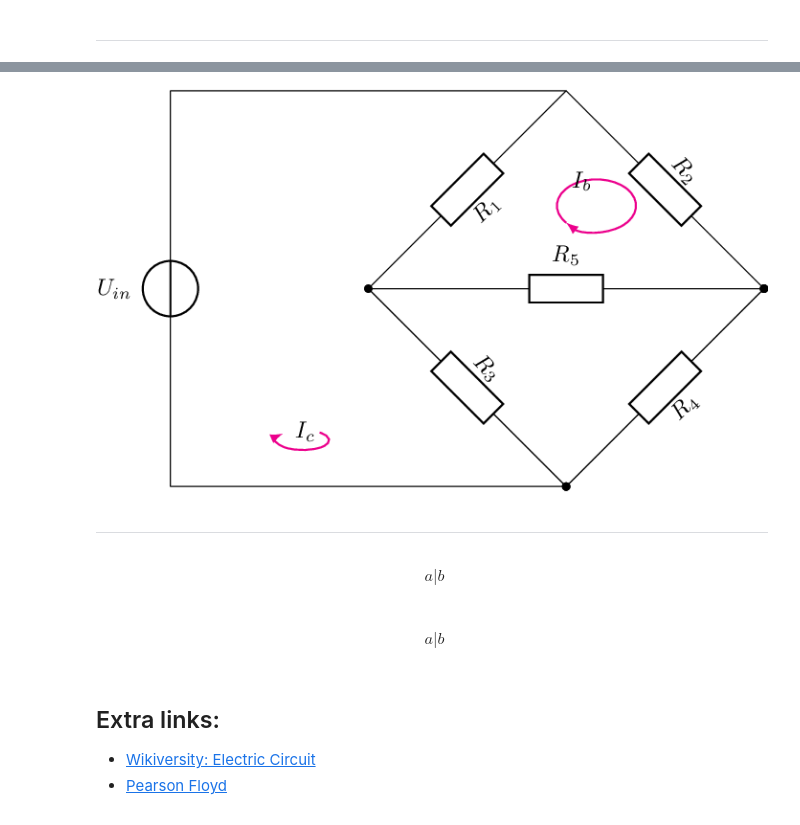
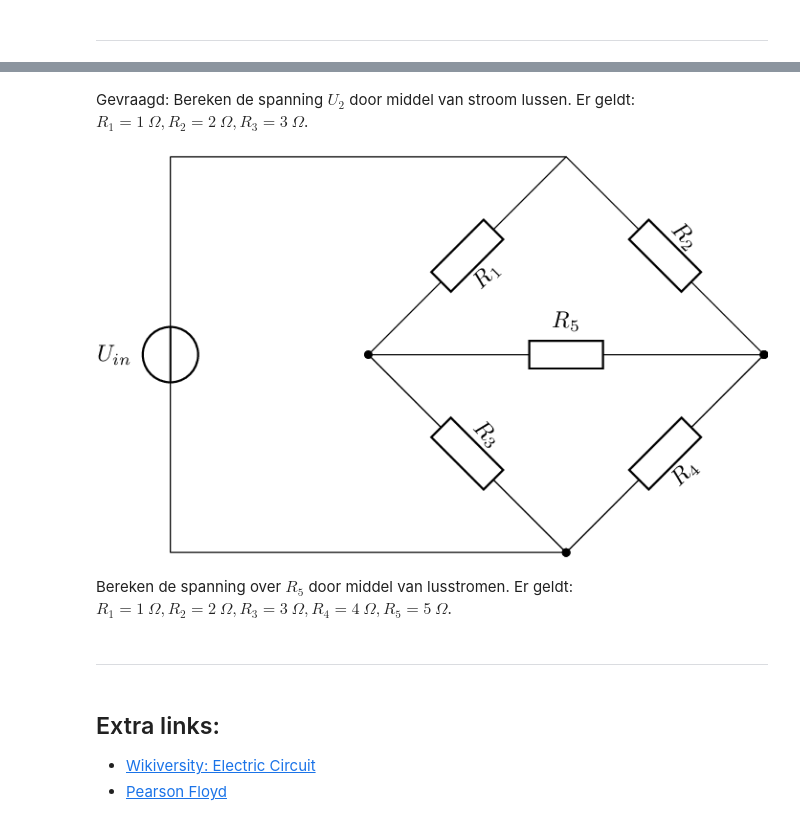
Before and after one commit to hkortier/DC, a Jupyter notebook: colleges/material/college5.ipynb, the cells around one changed output, grey strips where cells are left out. Saved outputs shown, nothing was run; the diff lists cells and outputs as text; code cells hidden in the pictures.

```diff
--- a/colleges/material/college5.ipynb
+++ b/colleges/material/college5.ipynb
@@ -57,50 +229,46 @@ https://www.youtube.com/watch?v=PTzJ85BLFAM
+# %% [markdown]
+Gevraagd: Bereken de spanning $U_2$ door middel van stroom lussen. Er geldt: $R_1=1~\Omega, R_2=2~\Omega, R_3=3~\Omega$.
 # %%
 %%circuitikz filename=circuit1 dpi=175 options=european folder=circuits/college5/ replace=true
 
 \begin{circuitikz}
 
 \draw
   (0,0) to[V, l=$U_{in}$] (0,6) -- (6,6)
   to[R,l^=$R_1$,-*] (3,3)
   to[R,l^=$R_3$,-*] (6,0) -- (0,0);
 
 \draw
   (6,6) to[R,l=$R_2$,-*] (9,3)
   to[R=$R_4$, *-*] (6,0);
 
 \draw
   (3,3) to[R=$R_5$,-*] (9,3);
 
-\begin{scope}[>=latex,color=magenta,thick,text=black]
+%\begin{scope}[>=latex,color=magenta,thick,text=black]
 %\draw[->,rounded corners=7pt]
 %   (0.6,1.9) -- (1.6,1.9) --
 %   (0.7,1) node[anchor=east]{$I_a$} --
 %   (1.6,0.1) -- (0.5,0.1);
-
-\draw[->]
-  (6,4)  arc(220:-140:0.6 and 0.4)
-  node[pos=0.3,east] {$I_b$};
-
-\draw[<-]
-  (1.7,0.8) arc(-220:50:0.4 and 0.15)
-  node[midway,above] {$I_c$};
-\end{scope}
+%
+%\draw[->]
+%  (6,4)  arc(220:-140:0.6 and 0.4)
+%  node[pos=0.3,east] {$I_b$};
+%
+%\draw[<-]
+%  (1.7,0.8) arc(-220:50:0.4 and 0.15)
+%  node[midway,above] {$I_c$};
+%\end{scope}
 
 %http://tex.stackexchange.com/questions/166334/diagonal-resistor-label-font-size-and-curved-arrows
 
 \end{circuitikz}
 # %% [output]
-[figure, old version]
+[figure, new version]
+# %% [markdown]
+Bereken de spanning over $R_5$ door middel van lusstromen. Er geldt: $R_1=1~\Omega, R_2=2~\Omega, R_3=3~\Omega,  R_4=4~\Omega, R_5=5~\Omega$.
 # %% [markdown]
 -----
-# %% [markdown]
-\begin{align}
-a|b
-\end{align}
-# %% [markdown]
-\begin{align}
-a \vert b
-\end{align}
 # %% [markdown]
 ## Extra links:
 
```
Also changed, not shown: parts of 18 cells of this notebook, 11 other files.
